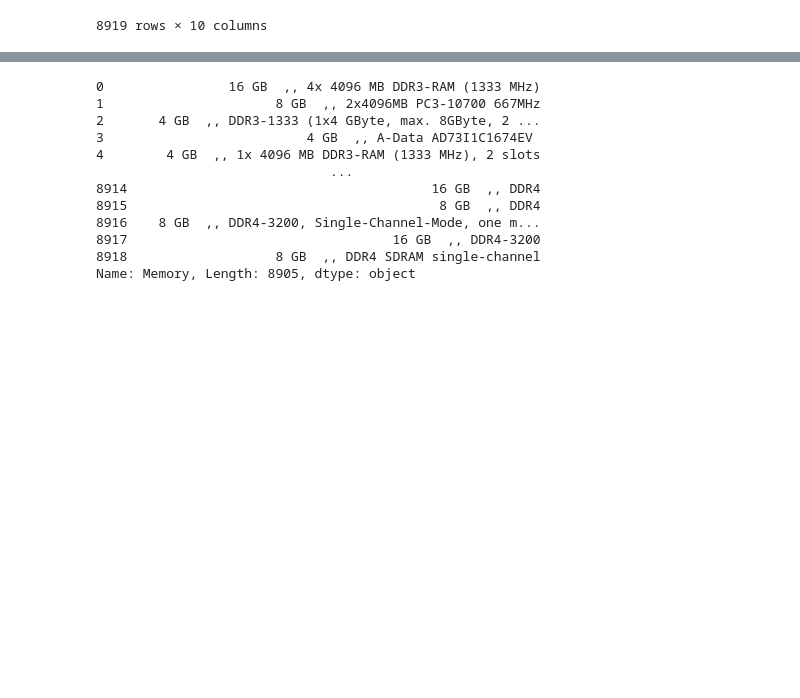
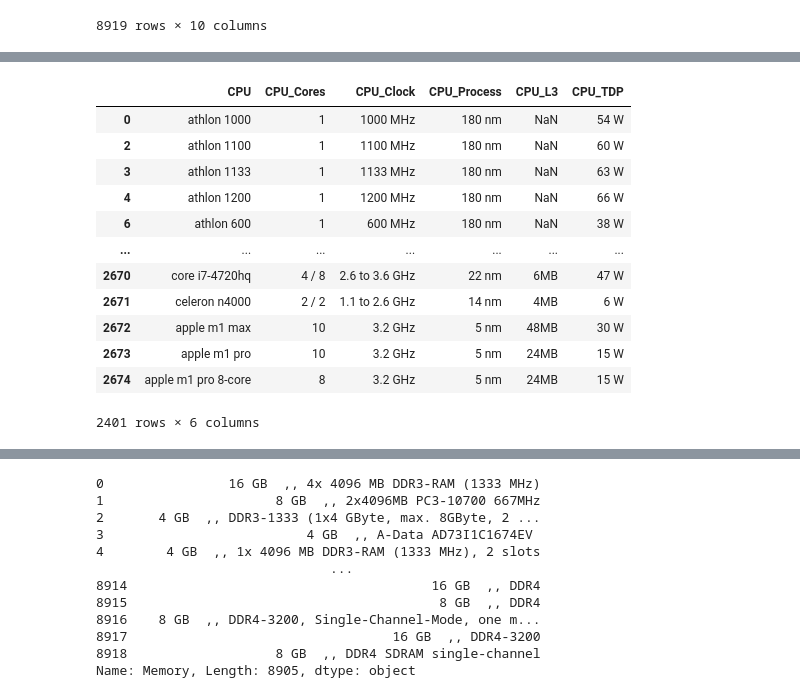
Before and after one commit to nhatbui97/dsproject, a Jupyter notebook: data_cleaning.ipynb, the cells around one changed output, grey strips where cells are left out. Saved outputs shown, nothing was run; the diff lists cells and outputs as text; code cells hidden in the pictures; blank space fills up the shorter version.

```diff
--- a/data_cleaning.ipynb
+++ b/data_cleaning.ipynb
@@ -197,0 +153,20 @@ array(['Graphics Media Accelerator', 'Quadro NVS 5100M', 'GeForce G 105M',
+# %%
+cpu_data = pd.read_csv('raw_data/cpu.csv')
+cpu_data['CPU'] = cpu_data['CPU'].str.lower()
+cpu_data.rename(columns={'Cores' : 'CPU_Cores', 'Clock' : 'CPU_Clock', 'Process' : 'CPU_Process', 'L3 Cache' : 'CPU_L3', 'TDP' : 'CPU_TDP'}, inplace = True)
+cpu_data.drop_duplicates('CPU', inplace = True)
+cpu_data
+# %% [output]
+|  | CPU | CPU_Cores | CPU_Clock | CPU_Process | CPU_L3 | CPU_TDP |
+| 0 | athlon 1000 | 1 | 1000 MHz | 180 nm | NaN | 54 W |
+| 2 | athlon 1100 | 1 | 1100 MHz | 180 nm | NaN | 60 W |
+| 3 | athlon 1133 | 1 | 1133 MHz | 180 nm | NaN | 63 W |
+| 4 | athlon 1200 | 1 | 1200 MHz | 180 nm | NaN | 66 W |
+| 6 | athlon 600 | 1 | 600 MHz | 180 nm | NaN | 38 W |
+| ... | ... | ... | ... | ... | ... | ... |
+| 2670 | core i7-4720hq | 4 / 8 | 2.6 to 3.6 GHz | 22 nm | 6MB | 47 W |
+| 2671 | celeron n4000 | 2 / 2 | 1.1 to 2.6 GHz | 14 nm | 4MB | 6 W |
+| 2672 | apple m1 max | 10 | 3.2 GHz | 5 nm | 48MB | 30 W |
+| 2673 | apple m1 pro | 10 | 3.2 GHz | 5 nm | 24MB | 15 W |
+| 2674 | apple m1 pro 8-core | 8 | 3.2 GHz | 5 nm | 24MB | 15 W |
+2401 rows × 6 columns
```
Also changed, not shown: parts of 15 cells of this notebook, 4 other files.
